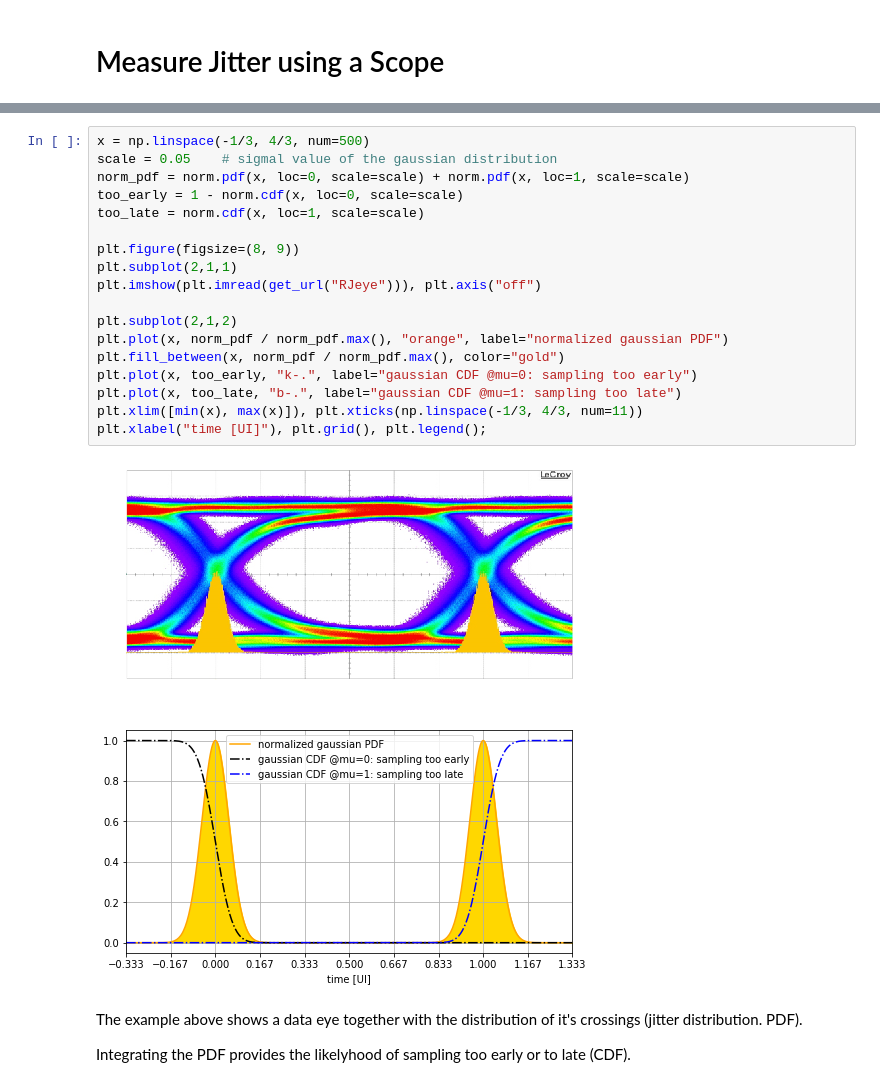
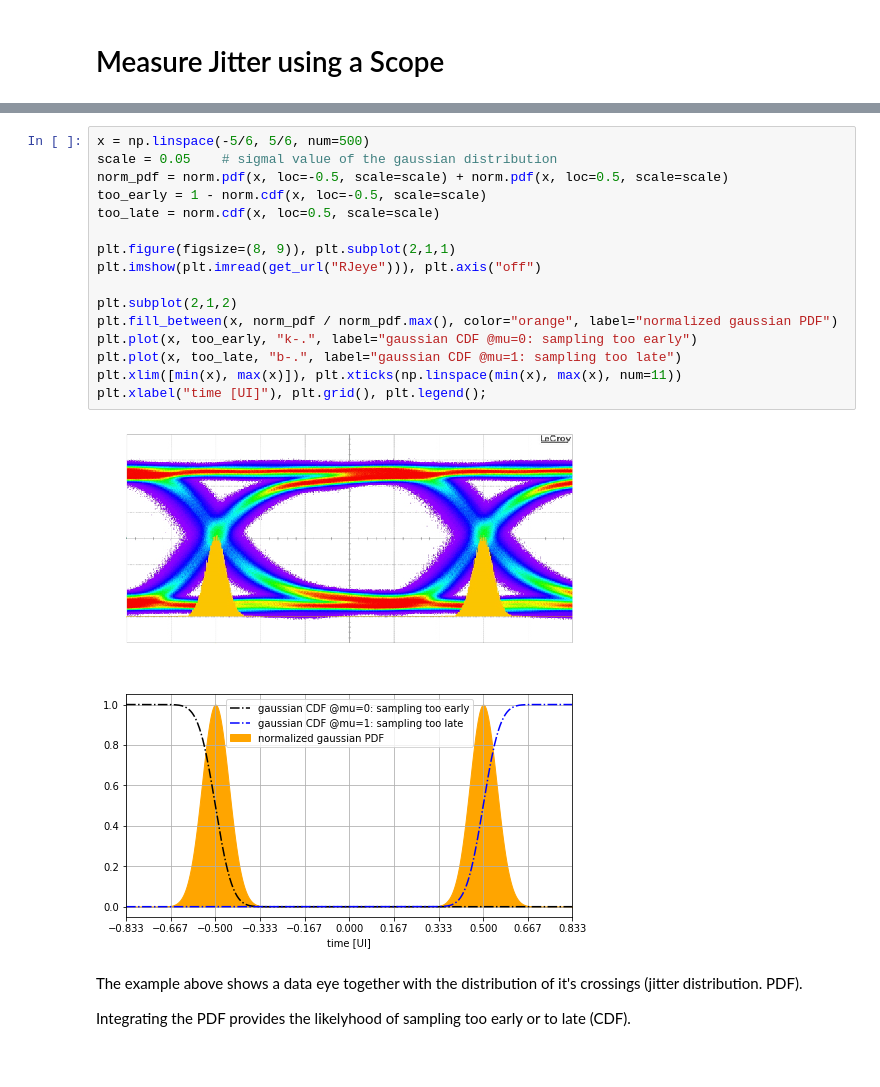
Before and after one commit to munich-ml/BER_tail_fit, a Jupyter notebook: Jitter_BER_fit.ipynb, the cells around one changed output, grey strips where cells are left out. Drawn from its saved outputs; the diff is of its cells as text.

```diff
--- a/Jitter_BER_fit.ipynb
+++ b/Jitter_BER_fit.ipynb
@@ -57,25 +57,23 @@ A scope (realtime oscilloscope) measures jitter directly with the following basi
 
 ![eye_creation](https://github.com/munich-ml/BER_tail_fit/blob/main/images/eye_creation.png?raw=true)
 # %%
-x = np.linspace(-1/3, 4/3, num=500)
+x = np.linspace(-5/6, 5/6, num=500)
 scale = 0.05    # sigmal value of the gaussian distribution
-norm_pdf = norm.pdf(x, loc=0, scale=scale) + norm.pdf(x, loc=1, scale=scale)
-too_early = 1 - norm.cdf(x, loc=0, scale=scale)
-too_late = norm.cdf(x, loc=1, scale=scale)
+norm_pdf = norm.pdf(x, loc=-0.5, scale=scale) + norm.pdf(x, loc=0.5, scale=scale)
+too_early = 1 - norm.cdf(x, loc=-0.5, scale=scale)
+too_late = norm.cdf(x, loc=0.5, scale=scale)
 
-plt.figure(figsize=(8, 9))
-plt.subplot(2,1,1)
+plt.figure(figsize=(8, 9)), plt.subplot(2,1,1)
 plt.imshow(plt.imread(get_url("RJeye"))), plt.axis("off")
 
 plt.subplot(2,1,2)
-plt.plot(x, norm_pdf / norm_pdf.max(), "orange", label="normalized gaussian PDF")
-plt.fill_between(x, norm_pdf / norm_pdf.max(), color="gold")
+plt.fill_between(x, norm_pdf / norm_pdf.max(), color="orange", label="normalized gaussian PDF")
 plt.plot(x, too_early, "k-.", label="gaussian CDF @mu=0: sampling too early")
 plt.plot(x, too_late, "b-.", label="gaussian CDF @mu=1: sampling too late")
-plt.xlim([min(x), max(x)]), plt.xticks(np.linspace(-1/3, 4/3, num=11))
+plt.xlim([min(x), max(x)]), plt.xticks(np.linspace(min(x), max(x), num=11))
 plt.xlabel("time [UI]"), plt.grid(), plt.legend();
 # %% [output]
-[figure, old version]
+[figure, new version]
 # %% [markdown]
 The example above shows a data eye together with the distribution of it's crossings (jitter distribution. PDF).
 
```
Also changed, not shown: parts of 7 cells of this notebook.
